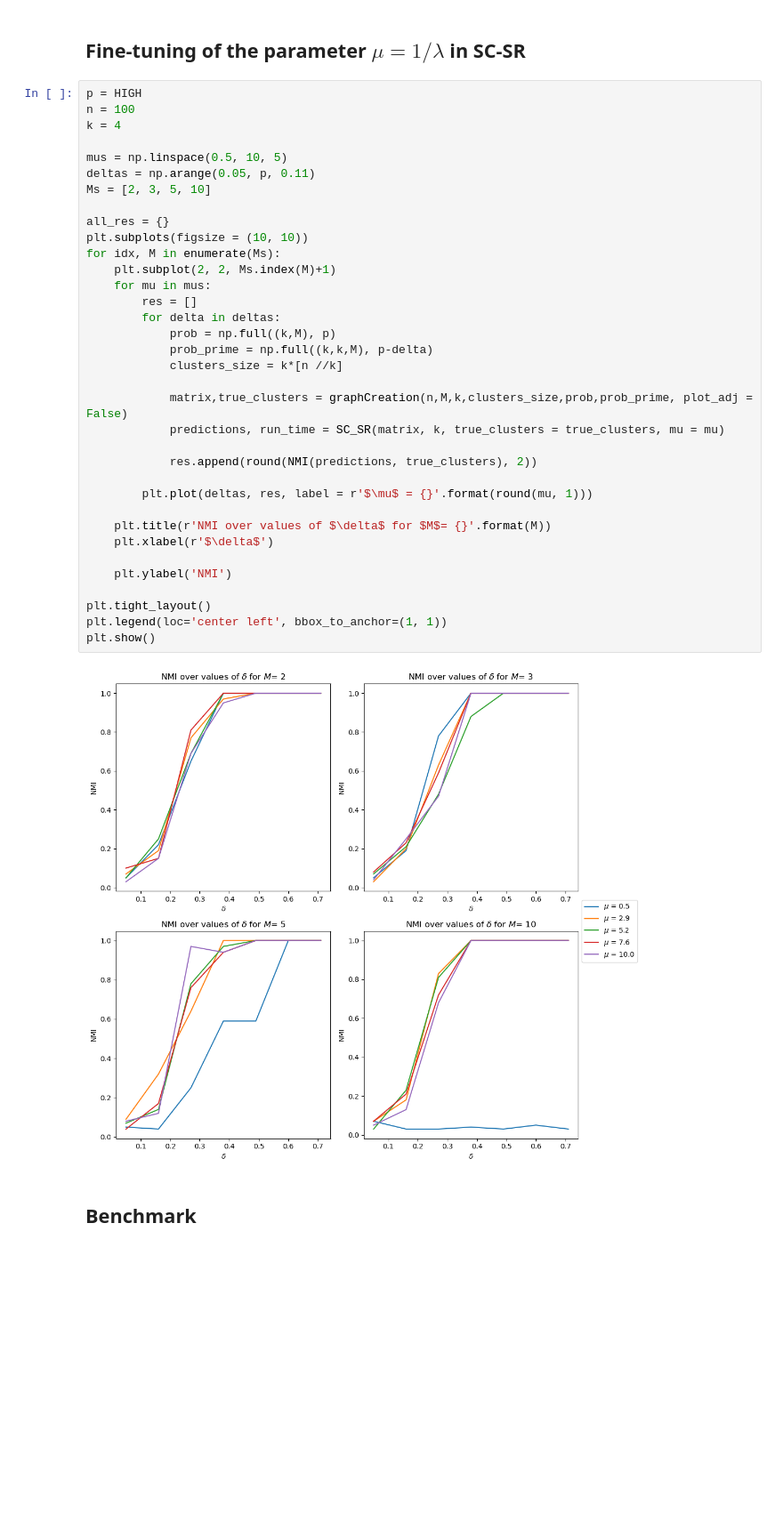
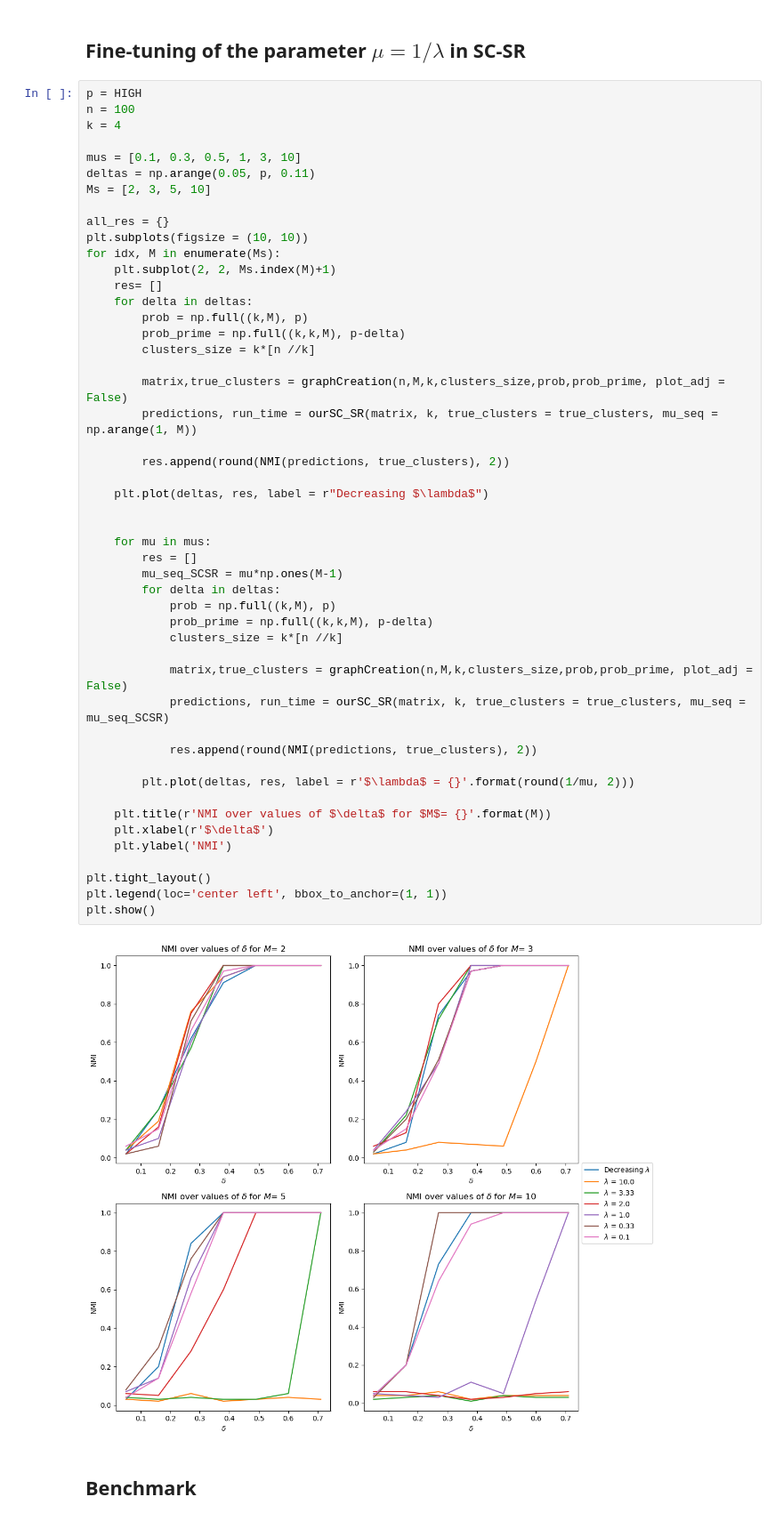
Before and after one commit to meilame-tayebjee/Multilayer-Graph-Clustering, a Jupyter notebook: Run.ipynb, the cells around one changed output. Shown at 89% size. Saved outputs shown, nothing was run; the diff lists cells and outputs as text; blank space fills up the shorter version.

```diff
--- a/Run.ipynb
+++ b/Run.ipynb
@@ -173,38 +174,52 @@ p = HIGH
 n = 100
 k = 4
 
-mus = np.linspace(0.5, 10, 5)
+mus = [0.1, 0.3, 0.5, 1, 3, 10]
 deltas = np.arange(0.05, p, 0.11)
 Ms = [2, 3, 5, 10]
 
 all_res = {}
 plt.subplots(figsize = (10, 10))
 for idx, M in enumerate(Ms):
     plt.subplot(2, 2, Ms.index(M)+1)
+    res= []
+    for delta in deltas:
+        prob = np.full((k,M), p)
+        prob_prime = np.full((k,k,M), p-delta)
+        clusters_size = k*[n //k]
+
+        matrix,true_clusters = graphCreation(n,M,k,clusters_size,prob,prob_prime, plot_adj = False)
+        predictions, run_time = ourSC_SR(matrix, k, true_clusters = true_clusters, mu_seq = np.arange(1, M))
+
+        res.append(round(NMI(predictions, true_clusters), 2))
+
+    plt.plot(deltas, res, label = r"Decreasing $\lambda$")
+
+
     for mu in mus:
         res = []
+        mu_seq_SCSR = mu*np.ones(M-1)
         for delta in deltas:
             prob = np.full((k,M), p)
             prob_prime = np.full((k,k,M), p-delta)
             clusters_size = k*[n //k]
 
             matrix,true_clusters = graphCreation(n,M,k,clusters_size,prob,prob_prime, plot_adj = False)
-            predictions, run_time = SC_SR(matrix, k, true_clusters = true_clusters, mu = mu)
+            predictions, run_time = ourSC_SR(matrix, k, true_clusters = true_clusters, mu_seq = mu_seq_SCSR)
 
             res.append(round(NMI(predictions, true_clusters), 2))
 
-        plt.plot(deltas, res, label = r'$\mu$ = {}'.format(round(mu, 1)))
+        plt.plot(deltas, res, label = r'$\lambda$ = {}'.format(round(1/mu, 2)))
 
     plt.title(r'NMI over values of $\delta$ for $M$= {}'.format(M))
     plt.xlabel(r'$\delta$')
-
     plt.ylabel('NMI')
 
 plt.tight_layout()
 plt.legend(loc='center left', bbox_to_anchor=(1, 1))
 plt.show()
 # %% [output]
-[figure, old version]
+[figure, new version]
 # %% [markdown]
 ## Benchmark
 # %%
```
Also changed, not shown: parts of 15 cells of this notebook, 5 other files.
